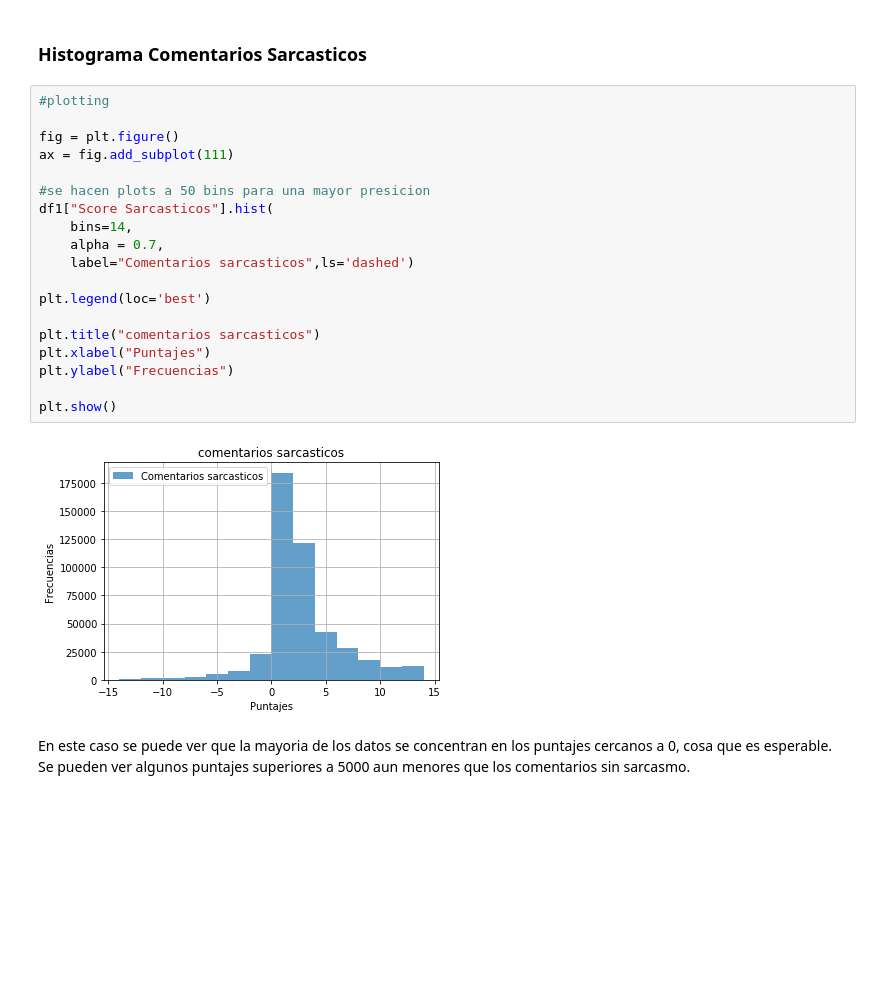
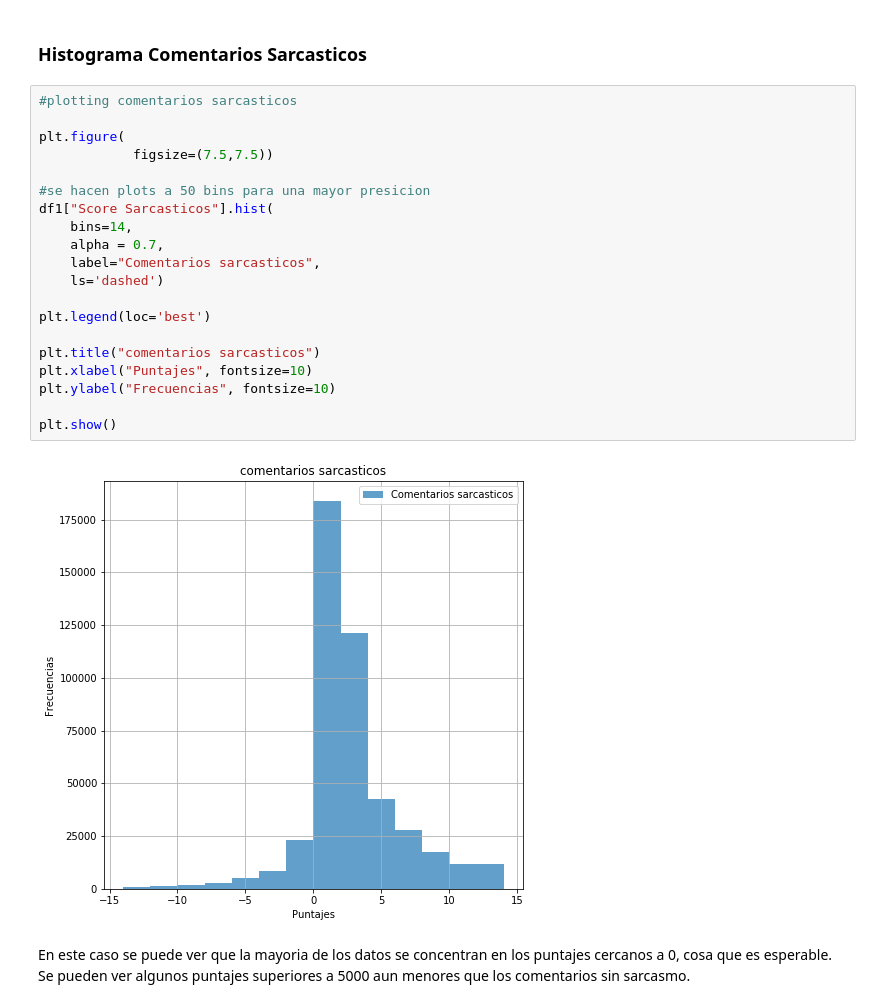
Before and after one commit to DankerMarthox/ESTACA, a Jupyter notebook: Laboratorio1/Laboratorio 1.ipynb, the cells around one changed output. Drawn from its saved outputs; the diff is of its cells as text; blank space fills up the shorter version.

```diff
--- a/Laboratorio1/Laboratorio 1.ipynb
+++ b/Laboratorio1/Laboratorio 1.ipynb
@@ -238,26 +239,27 @@ En el caso del boxplot, se distingue que el puntaje medio de los datos rodea los
 # %% [markdown]
 ### Histograma Comentarios Sarcasticos
 # %%
-#plotting
+#plotting comentarios sarcasticos
 
-fig = plt.figure()
-ax = fig.add_subplot(111)
+plt.figure(
+            figsize=(7.5,7.5))
 
 #se hacen plots a 50 bins para una mayor presicion
 df1["Score Sarcasticos"].hist(
     bins=14,
     alpha = 0.7,
-    label="Comentarios sarcasticos",ls='dashed')
+    label="Comentarios sarcasticos",
+    ls='dashed')
 
 plt.legend(loc='best')
 
 plt.title("comentarios sarcasticos")
-plt.xlabel("Puntajes")
-plt.ylabel("Frecuencias")
+plt.xlabel("Puntajes", fontsize=10)
+plt.ylabel("Frecuencias", fontsize=10)
 
 plt.show()
 # %% [output]
-[figure, old version]
+[figure, new version]
 # %% [markdown]
 En este caso se puede ver que la mayoria de los datos se concentran en los puntajes cercanos a 0, cosa que es esperable. Se pueden ver algunos puntajes superiores a 5000 aun menores que  los comentarios sin sarcasmo.
 # %% [markdown]
```
Also changed, not shown: parts of 4 cells of this notebook.
